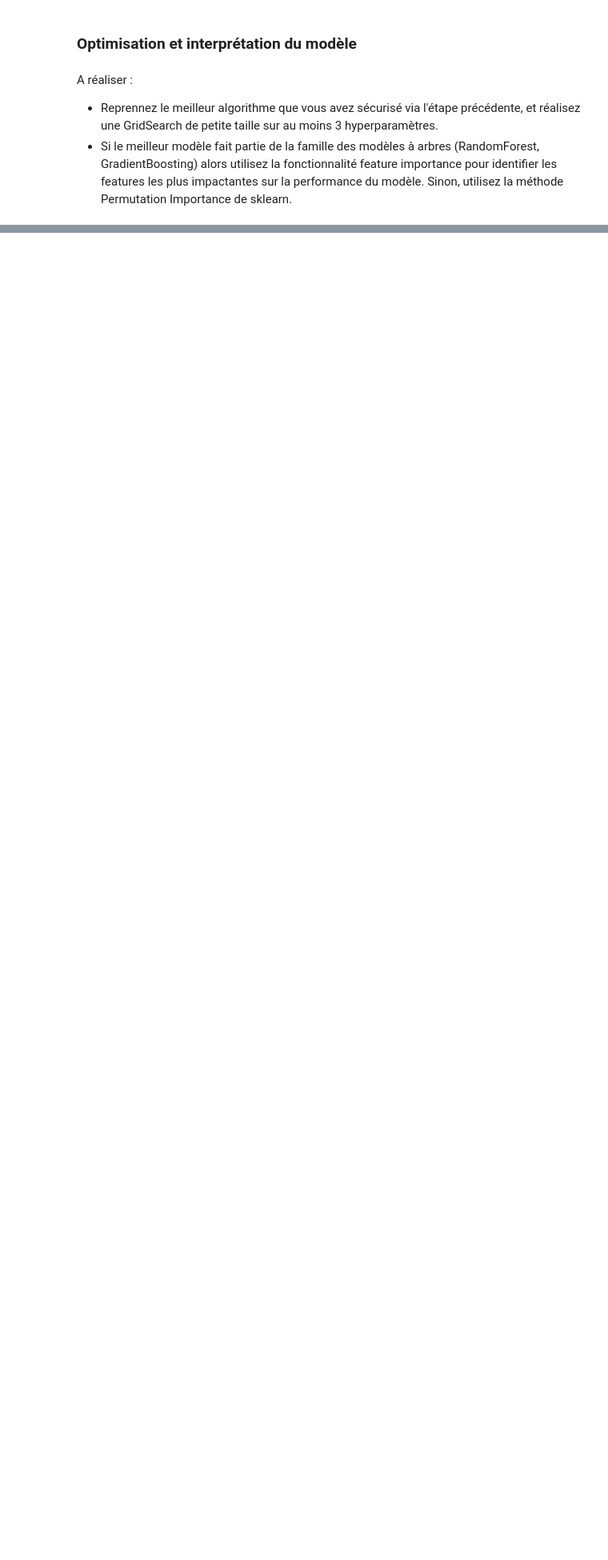
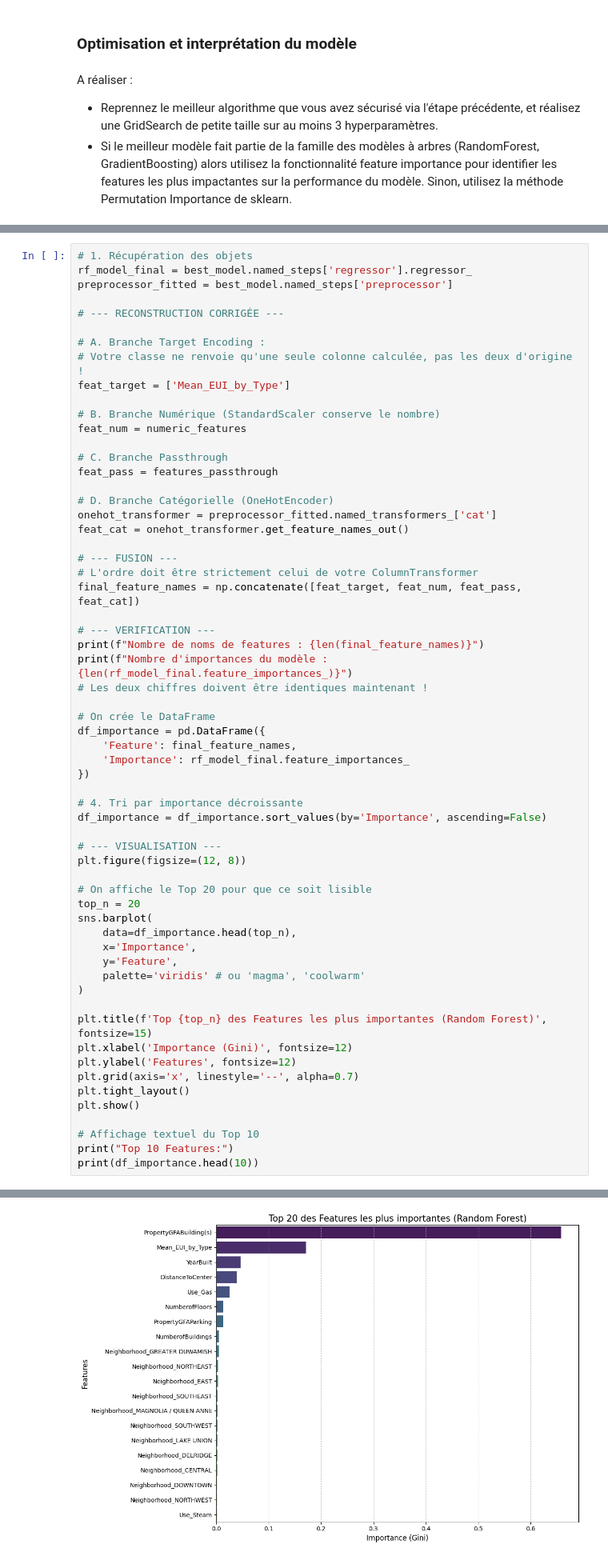
Before and after one commit to Apinsun/Projet3, a Jupyter notebook: P3_template_modelistation_supervisee_data_scientist.ipynb, the cells around one changed output, grey strips where cells are left out. Shown at 80% size. Cells and saved outputs as stored; diff of their text form; blank space fills up the shorter version.

Commit message:
affichage des features importance, entrainement d'une forêt aléatoire sur la target concernant les émissions

```diff
--- a/P3_template_modelistation_supervisee_data_scientist.ipynb
+++ b/P3_template_modelistation_supervisee_data_scientist.ipynb
@@ -1154,0 +1108,62 @@ R²: 0.632
+# %%
+# 1. Récupération des objets
+rf_model_final = best_model.named_steps['regressor'].regressor_
+preprocessor_fitted = best_model.named_steps['preprocessor']
+
+# --- RECONSTRUCTION CORRIGÉE ---
+
+# A. Branche Target Encoding :
+# Votre classe ne renvoie qu'une seule colonne calculée, pas les deux d'origine !
+feat_target = ['Mean_EUI_by_Type']
+
+# B. Branche Numérique (StandardScaler conserve le nombre)
+feat_num = numeric_features
+
+# C. Branche Passthrough
+feat_pass = features_passthrough
+
+# D. Branche Catégorielle (OneHotEncoder)
+onehot_transformer = preprocessor_fitted.named_transformers_['cat']
+feat_cat = onehot_transformer.get_feature_names_out()
+
+# --- FUSION ---
+# L'ordre doit être strictement celui de votre ColumnTransformer
+final_feature_names = np.concatenate([feat_target, feat_num, feat_pass, feat_cat])
+
+# --- VERIFICATION ---
+print(f"Nombre de noms de features : {len(final_feature_names)}")
+print(f"Nombre d'importances du modèle : {len(rf_model_final.feature_importances_)}")
+# Les deux chiffres doivent être identiques maintenant !
+
+# On crée le DataFrame
+df_importance = pd.DataFrame({
+    'Feature': final_feature_names,
+    'Importance': rf_model_final.feature_importances_
+})
+
+# 4. Tri par importance décroissante
+df_importance = df_importance.sort_values(by='Importance', ascending=False)
+
+# --- VISUALISATION ---
+plt.figure(figsize=(12, 8))
+
+# On affiche le Top 20 pour que ce soit lisible
+top_n = 20
+sns.barplot(
+    data=df_importance.head(top_n),
+    x='Importance',
+    y='Feature',
+    palette='viridis' # ou 'magma', 'coolwarm'
+)
+
+plt.title(f'Top {top_n} des Features les plus importantes (Random Forest)', fontsize=15)
+plt.xlabel('Importance (Gini)', fontsize=12)
+plt.ylabel('Features', fontsize=12)
+plt.grid(axis='x', linestyle='--', alpha=0.7)
+plt.tight_layout()
+plt.show()
+
+# Affichage textuel du Top 10
+print("Top 10 Features:")
+print(df_importance.head(10))
+# %% [output]
@@ -1154,0 +1175 @@ R²: 0.632
+[figure, added]
```
Also changed, not shown: parts of 11 cells of this notebook, 3 other files.
